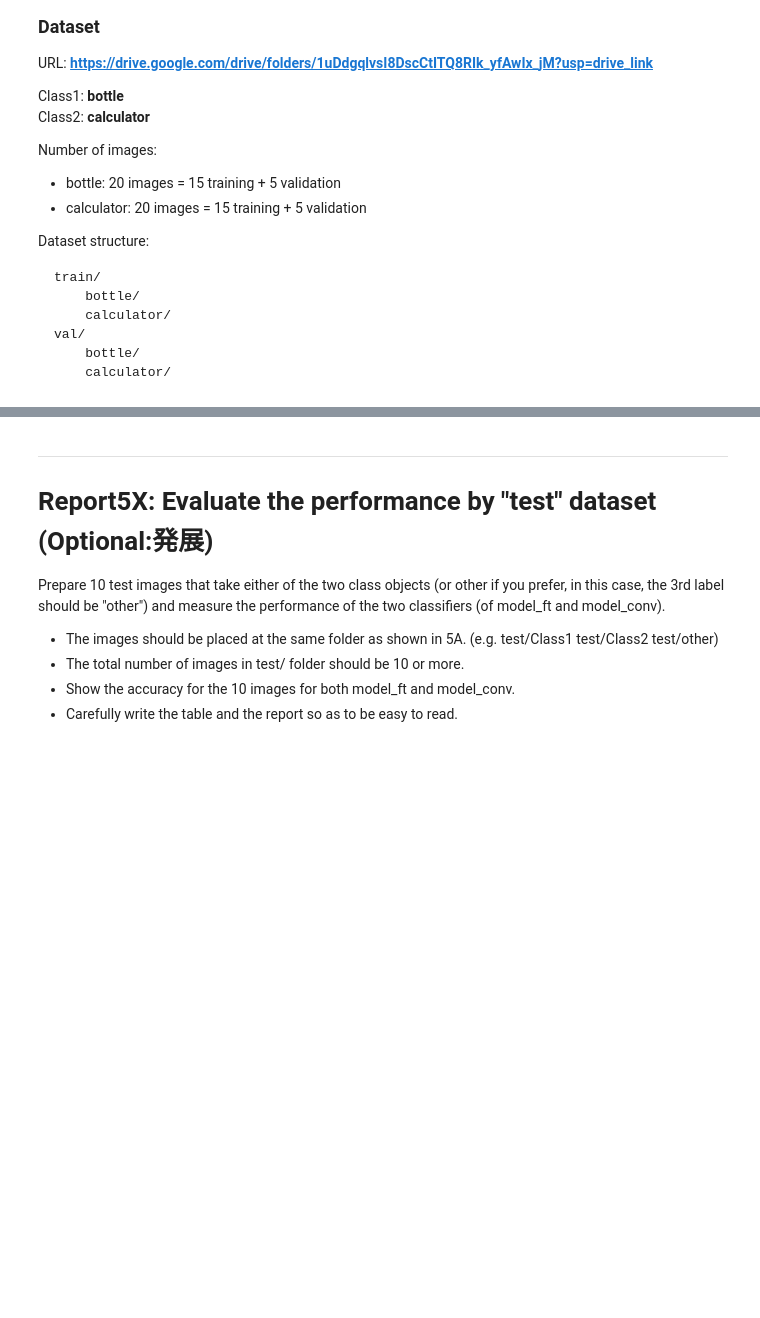
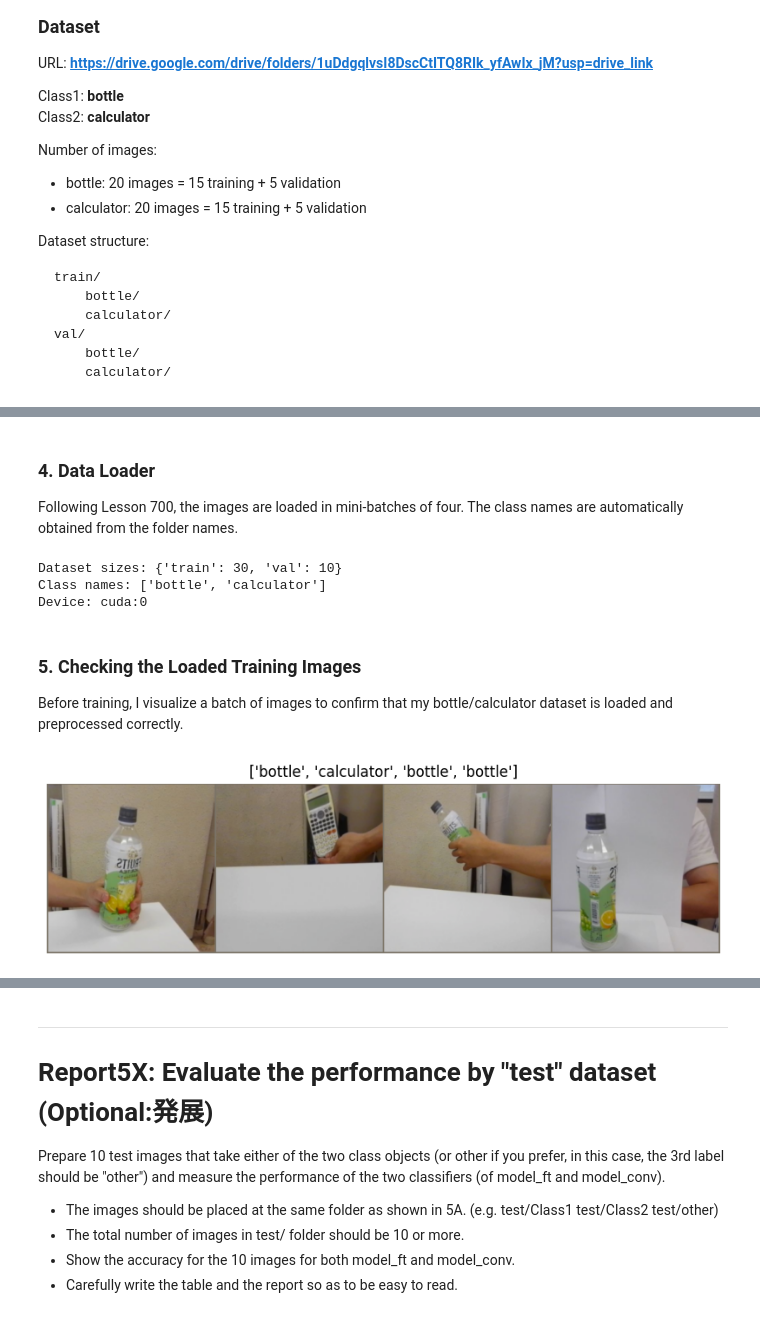
Before and after one commit to maitrungtung/IMIS_Machine_Learning, a Jupyter notebook: Report/IMISToolA2026_Report5.ipynb, the cells around one changed output, grey strips where cells are left out. Cells and saved outputs as stored; diff of their text form; code cells hidden in the pictures; blank space fills up the shorter version.

```diff
--- a/Report/IMISToolA2026_Report5.ipynb
+++ b/Report/IMISToolA2026_Report5.ipynb
@@ -203,0 +164,40 @@ plt.show()
+# %%
+data_transforms = {
+    "train": transforms.Compose([transforms.RandomResizedCrop(224), transforms.RandomHorizontalFlip(), transforms.ToTensor(), transforms.Normalize([0.485,0.456,0.406],[0.229,0.224,0.225])]),
+    "val": transforms.Compose([transforms.Resize(256), transforms.CenterCrop(224), transforms.ToTensor(), transforms.Normalize([0.485,0.456,0.406],[0.229,0.224,0.225])])
+}
+
+image_datasets = {x: datasets.ImageFolder(os.path.join(data_dir,x), data_transforms[x]) for x in ["train","val"]}
+# %% [markdown]
+### **4. Data Loader**
+
+Following Lesson 700, the images are loaded in mini-batches of four. The class names are automatically obtained from the folder names.
+# %%
+dataloaders = {x: torch.utils.data.DataLoader(image_datasets[x], batch_size=4, shuffle=True, num_workers=2) for x in ["train","val"]}
+dataset_sizes = {x: len(image_datasets[x]) for x in ["train","val"]}
+class_names = image_datasets["train"].classes
+
+print("Dataset sizes:", dataset_sizes)
+print("Class names:", class_names)
+print("Device:", device)
+# %% [output]
+Dataset sizes: {'train': 30, 'val': 10}
+Class names: ['bottle', 'calculator']
+Device: cuda:0
+# %% [markdown]
+### **5. Checking the Loaded Training Images**
+
+Before training, I visualize a batch of images to confirm that my bottle/calculator dataset is loaded and preprocessed correctly.
+# %%
+def imshow(inp, title=None):
+    inp = inp.numpy().transpose((1,2,0))
+    inp = np.array([0.229,0.224,0.225])*inp + np.array([0.485,0.456,0.406])
+    inp = np.clip(inp,0,1)
+    plt.figure(figsize=(10,5)); plt.imshow(inp)
+    if title is not None: plt.title(title)
+    plt.axis("off"); plt.show()
+
+inputs, classes = next(iter(dataloaders["train"]))
+imshow(torchvision.utils.make_grid(inputs), title=[class_names[x] for x in classes])
+# %% [output]
+[figure, added]
```
Also changed, not shown: parts of 29 cells of this notebook.
